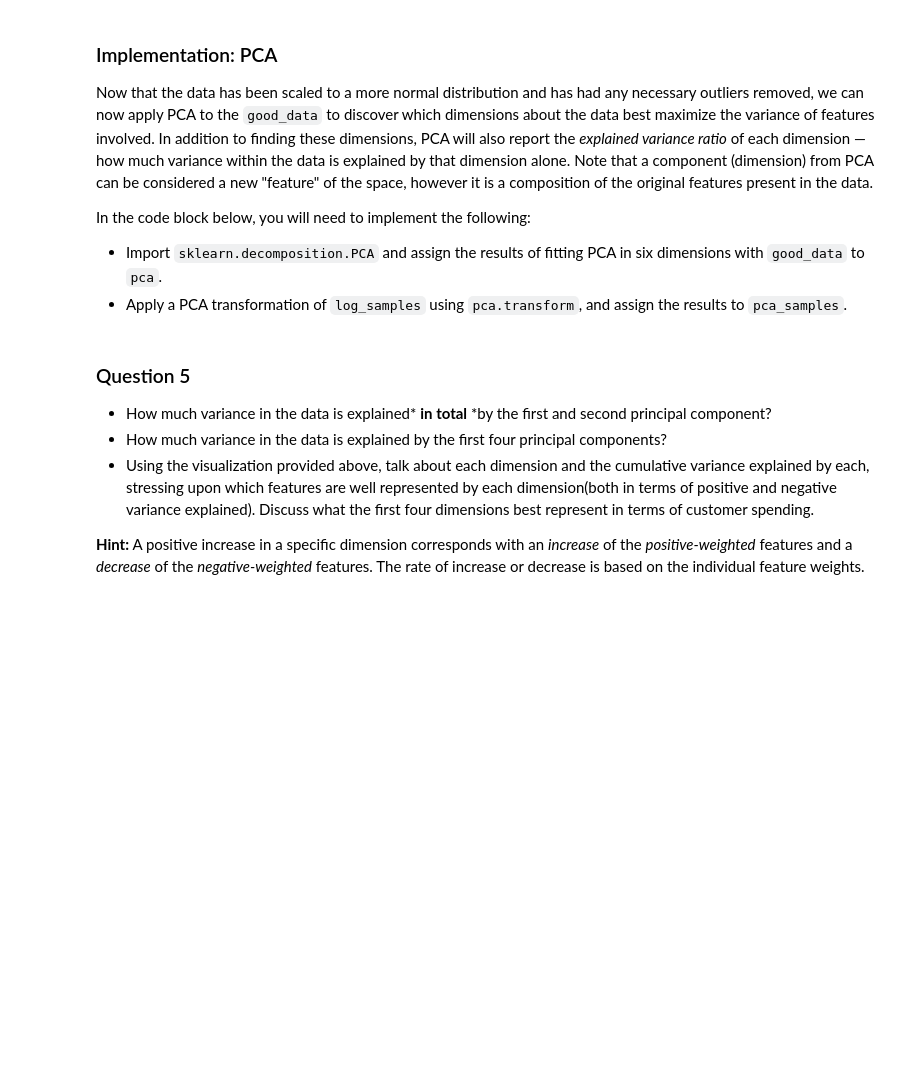
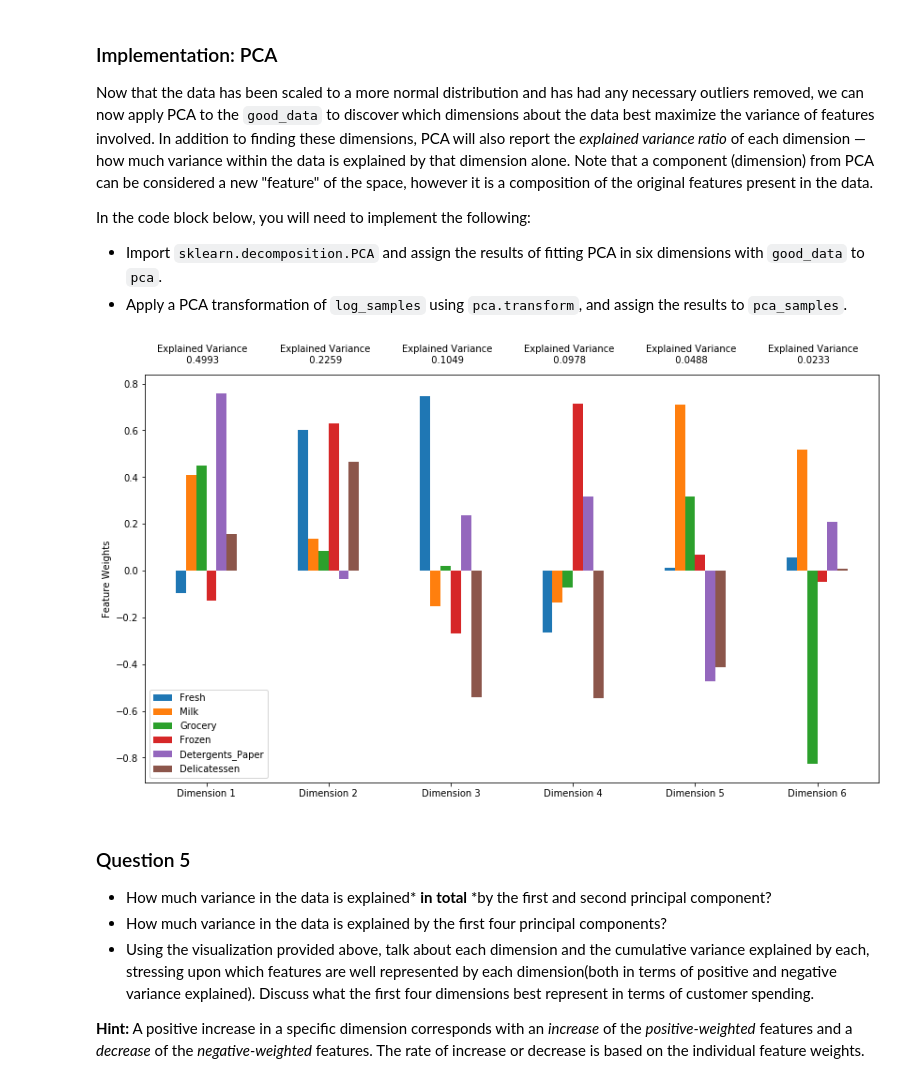
Before and after one commit to wanderijames/machine-learning, a Jupyter notebook: customer_segments/customer_segments.ipynb, the cells around one changed output. Cells and saved outputs as stored; diff of their text form; code cells hidden in the pictures; blank space fills up the shorter version.

```diff
--- a/customer_segments/customer_segments.ipynb
+++ b/customer_segments/customer_segments.ipynb
@@ -222,24 +291,48 @@ In the code block below, you will need to implement the following:
 **NOTE:** If you choose to remove any outliers, ensure that the sample data does not contain any of these points!
 Once you have performed this implementation, the dataset will be stored in the variable `good_data`.
 # %%
+feature_indices = {}
+outliers_dist = {}
 # For each feature find the data points with extreme high or low values
 for feature in log_data.keys():
 
     # TODO: Calculate Q1 (25th percentile of the data) for the given feature
-    Q1 = None
+    Q1 = np.percentile(log_data[feature], 25)
 
     # TODO: Calculate Q3 (75th percentile of the data) for the given feature
-    Q3 = None
+    Q3 = np.percentile(log_data[feature], 75)
 
     # TODO: Use the interquartile range to calculate an outlier step (1.5 times the interquartile range)
-    step = None
+    step = 1.5 * (Q3 - Q1)
+
+    # Get the outliers indices distrubution amongst the features
+    feature_outliers = log_data[~((log_data[feature] >= Q1 - step) & (log_data[feature] <= Q3 + step))]
+    indices = feature_outliers.index.tolist()
+    feature_indices[feature] = indices
+    for i in indices:
+        features = outliers_dist.get(i, [])
+        if feature not in features:
+            features.append(feature)
+        outliers_dist[i] = features
+
 
     # Display the outliers
     print("Data points considered outliers for the feature '{}':".format(feature))
-    display(log_data[~((log_data[feature] >= Q1 - step) & (log_data[feature] <= Q3 + step))])
+    display(feature_outliers)
 
 # OPTIONAL: Select the indices for data points you wish to remove
-outliers  = []
+outliers  = [key for key in outliers_dist]
+
+outliers_in_many = [pair[0] for pair in outliers_dist.items() if len(pair[1]) > 1]
+
+# Display the outliers distrubution amongst the features
+display(outliers_dist)
+
+print("Rows that are outliers")
+print(outliers)
+
+print("Rows that are outliers for multiple feature")
+print(outliers_in_many)
 
 # Remove the outliers, if any were specified
 good_data = log_data.drop(log_data.index[outliers]).reset_index(drop = True)
@@ -264,14 +443,19 @@ In the code block below, you will need to implement the following:
  - Import `sklearn.decomposition.PCA` and assign the results of fitting PCA in six dimensions with `good_data` to `pca`.
  - Apply a PCA transformation of `log_samples` using `pca.transform`, and assign the results to `pca_samples`.
 # %%
+from sklearn.decomposition import PCA
 # TODO: Apply PCA by fitting the good data with the same number of dimensions as features
-pca = None
+pca = PCA()
+pca.fit(good_data)
 
 # TODO: Transform log_samples using the PCA fit above
-pca_samples = None
+pca_samples = pca.transform(log_samples)
+
 
 # Generate PCA results plot
 pca_results = vs.pca_results(good_data, pca)
+# %% [output]
+[figure, added]
 # %% [markdown]
 ### Question 5
 
```
Also changed, not shown: parts of 25 cells of this notebook.
